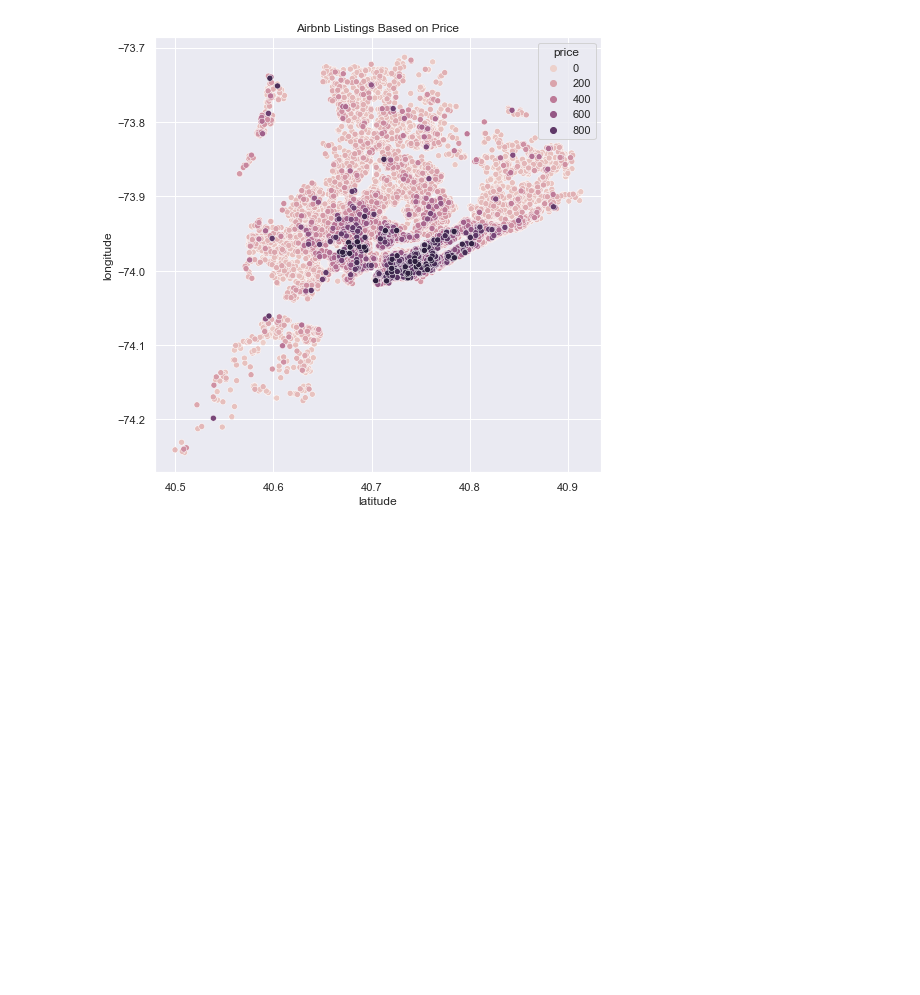
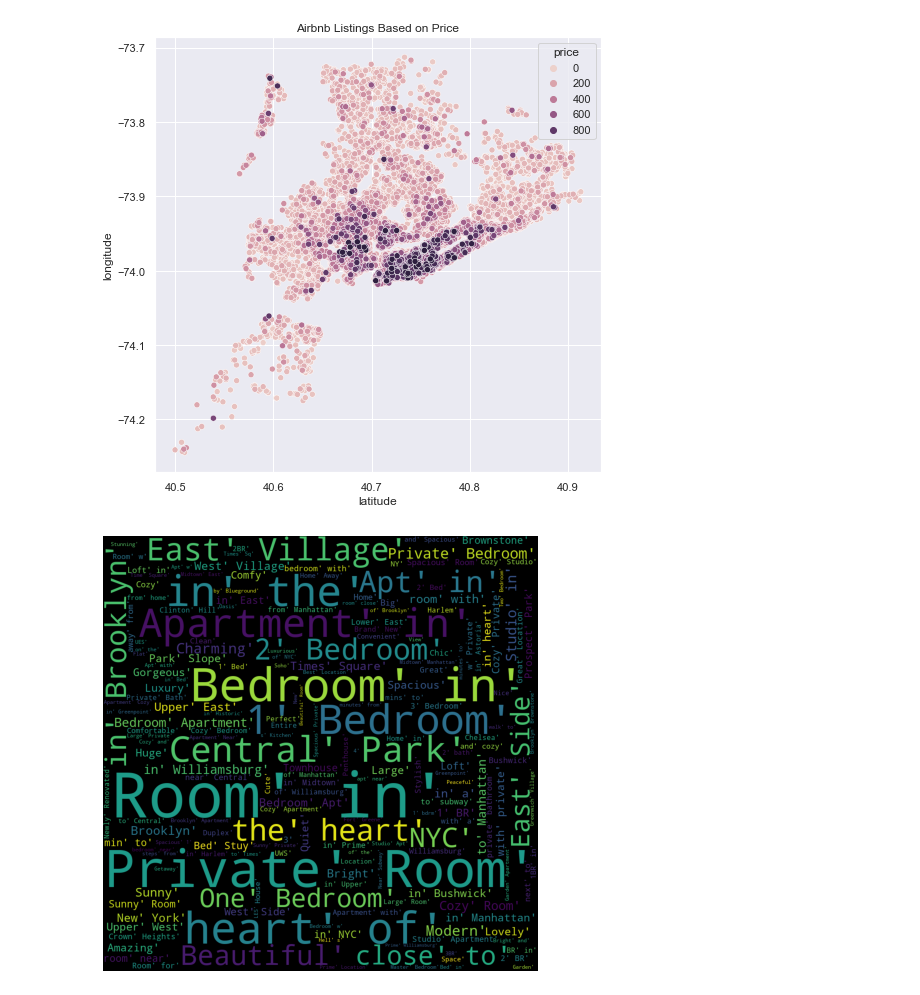
Before and after one commit to svishwanathan01/cse351-hw1, a Jupyter notebook: cse351_hw1_Sabareesh_Vishwanathan_112585006.ipynb, the cells around one changed output. Drawn from its saved outputs; the diff is of its cells as text; code cells hidden in the pictures; blank space fills up the shorter version.

```diff
--- a/cse351_hw1_Sabareesh_Vishwanathan_112585006.ipynb
+++ b/cse351_hw1_Sabareesh_Vishwanathan_112585006.ipynb
@@ -214,0 +220,15 @@ Text(0.5, 1.0, 'Airbnb Listings Based on Price')
+# %%
+list = df['name'].to_frame().stack().str.split("[^\w+]").explode().tolist()
+# list2 = []
+# for i in list:
+#     list2.append(i.replace('\'', ""))
+# # print(list[0])
+# wordcloud = WordCloud().generate(str(list2))
+wordcloud = WordCloud(width = 1000, height = 1000).generate(str(list))
+
+plt.figure()
+plt.imshow(wordcloud)
+plt.axis("off")
+plt.show()
+# %% [output]
+[figure, added]
```
Also changed, not shown: parts of 7 cells of this notebook.
